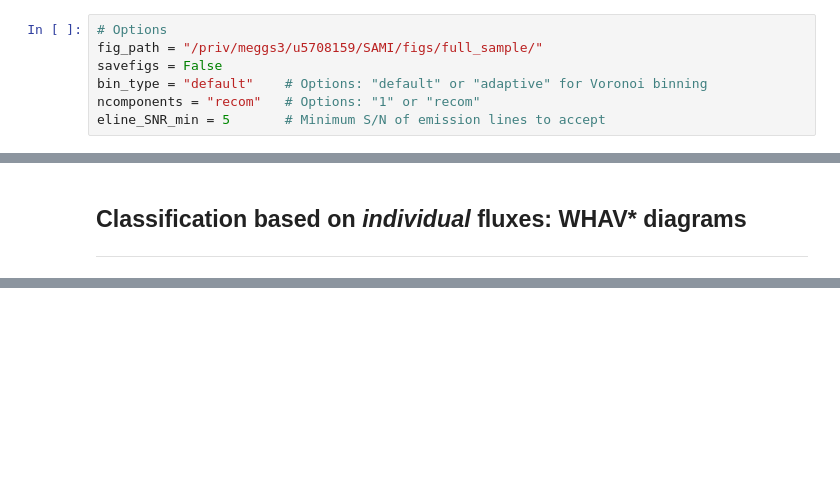
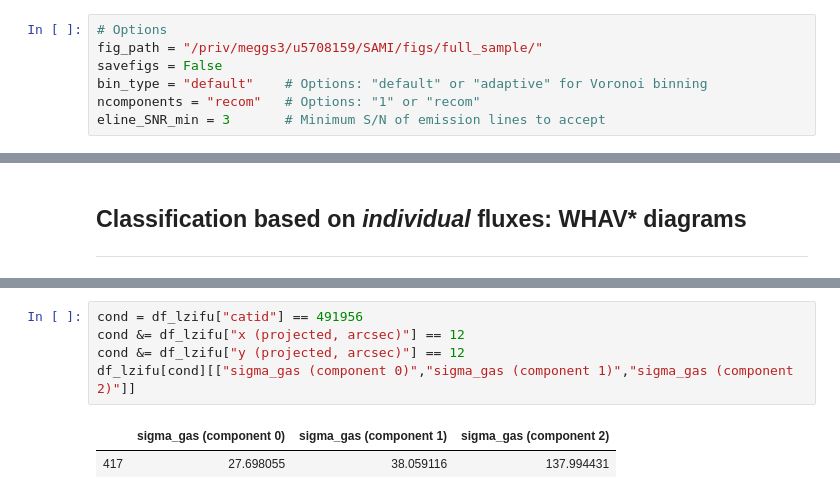
Before and after one commit to hzovaro/spaxelsleuth, a Jupyter notebook: notebooks/Classifying sources with the WHAV* diagram.ipynb, the cells around one changed output, grey strips where cells are left out. Saved outputs shown, nothing was run; the diff lists cells and outputs as text; blank space fills up the shorter version.

Commit message:
Wrote cells for combining 1-component spaxels from SAMI DR3 with my own LZIFU fits

```diff
--- a/notebooks/Classifying sources with the WHAV* diagram.ipynb
+++ b/notebooks/Classifying sources with the WHAV* diagram.ipynb
@@ -41,7 +43,7 @@ fig_path = "/priv/meggs3/u5708159/SAMI/figs/full_sample/"
 savefigs = False
 bin_type = "default"    # Options: "default" or "adaptive" for Voronoi binning
 ncomponents = "recom"   # Options: "1" or "recom"
-eline_SNR_min = 5       # Minimum S/N of emission lines to accept
+eline_SNR_min = 3       # Minimum S/N of emission lines to accept
 # %%
 # Load the sample
 df = load_sami_galaxies(ncomponents=ncomponents,
@@ -377,0 +335,8 @@ KeyError: 'sigma_gas - sigma_* (component 0)'
+# %%
+cond = df_lzifu["catid"] == 491956
+cond &= df_lzifu["x (projected, arcsec)"] == 12
+cond &= df_lzifu["y (projected, arcsec)"] == 12
+df_lzifu[cond][["sigma_gas (component 0)","sigma_gas (component 1)","sigma_gas (component 2)"]]
+# %% [output]
+|  | sigma_gas (component 0) | sigma_gas (component 1) | sigma_gas (component 2) |
+| 417 | 27.698055 | 38.059116 | 137.994431 |
```
Also changed, not shown: parts of 25 cells of this notebook.
